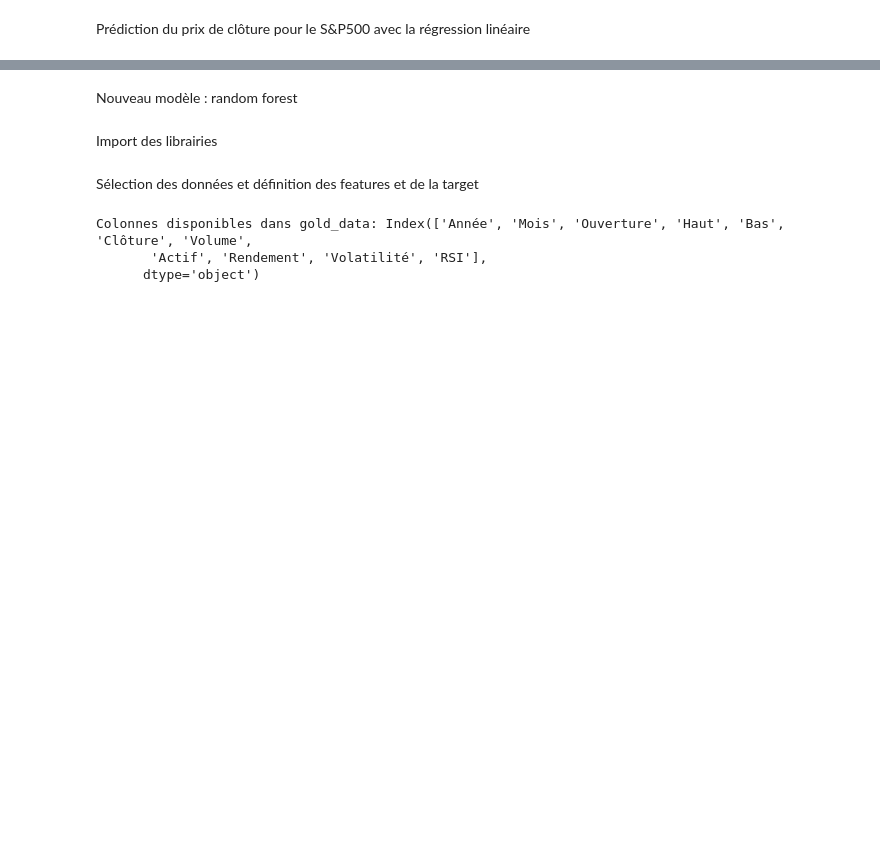
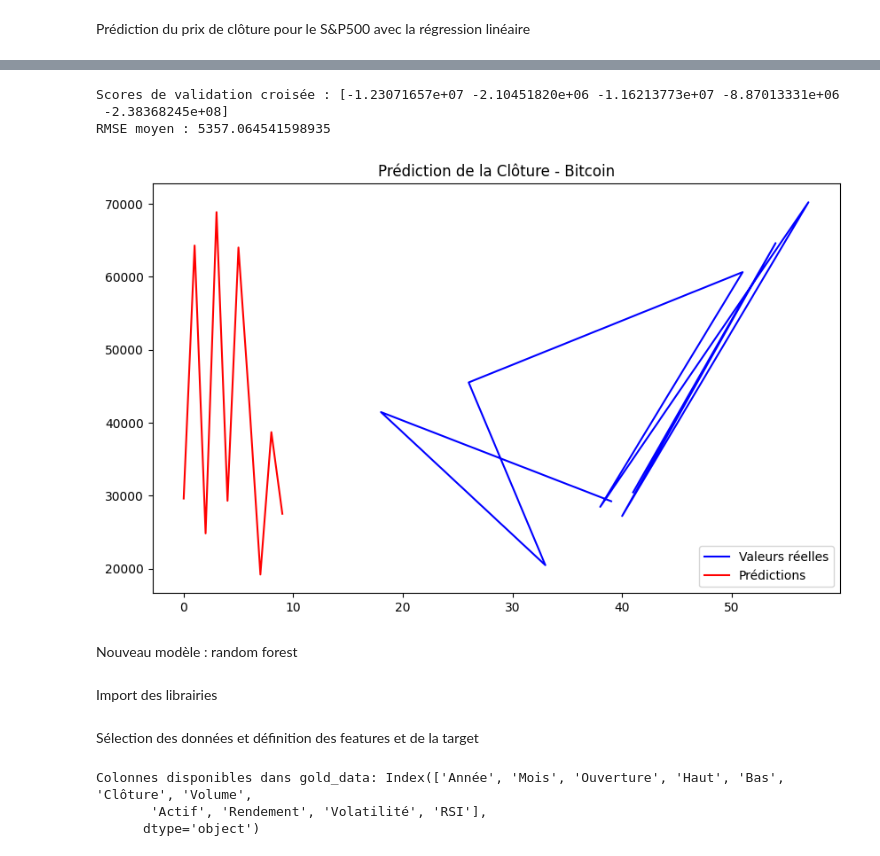
Before and after one commit to cmartineau15/Fintech, a Jupyter notebook: ML_Fintech.ipynb, the cells around one changed output, grey strips where cells are left out. Saved outputs shown, nothing was run; the diff lists cells and outputs as text; code cells hidden in the pictures; blank space fills up the shorter version.

```diff
--- a/ML_Fintech.ipynb
+++ b/ML_Fintech.ipynb
@@ -482,0 +543,15 @@ plt.show()
+# %%
+# Séparation des données par actif (Bitcoin, Or, S&P 500)
+bitcoin_data = df_total[df_total['Actif'] == 'Bitcoin']
+
+# Définition des features et de la cible
+Features = ["Ouverture", "Haut", "Bas", "RSI", "Volatilité", "Rendement"]
+X_bitcoin = bitcoin_data[Features]  # Variables indépendantes
+y_bitcoin = bitcoin_data['Clôture']  # Variable cible
+
+bitcoin_data = bitcoin_data.dropna(subset=['RSI', 'Volatilité', 'Rendement'])
+X_bitcoin = bitcoin_data[Features]
+y_bitcoin = bitcoin_data['Clôture']
+
+# Vérifier si X_bitcoin a encore des NaN après le nettoyage
+print(X_bitcoin.isna().sum())
@@ -483,3 +566,31 @@ plt.show()
+# %%
+X_train_bitcoin, X_test_bitcoin, y_train_bitcoin, y_test_bitcoin = train_test_split(X_bitcoin,y_bitcoin, test_size=0.2, random_state=42)
+# %%
+model_bitcoin = LinearRegression()
+model_bitcoin.fit(X_train_bitcoin, y_train_bitcoin)
+
+#Prédiction sur l'ensemble de test
+y_pred_bitcoin = model_bitcoin.predict(X_test_bitcoin)
+# %%
+from sklearn.model_selection import cross_val_score
+
+scores = cross_val_score(model_bitcoin, X_bitcoin, y_bitcoin, cv=5, scoring='neg_mean_squared_error')
+print(f"Scores de validation croisée : {scores}")
+print(f"RMSE moyen : {np.mean(np.sqrt(-scores))}")
+# %% [output]
+Scores de validation croisée : [-1.23071657e+07 -2.10451820e+06 -1.16213773e+07 -8.87013331e+06
+ -2.38368245e+08]
+RMSE moyen : 5357.064541598935
+# %%
+#Visualisation des résultats
+plt.figure(figsize=(10, 6))
+plt.plot(y_test_bitcoin.index, y_test_bitcoin, label='Valeurs réelles', color='blue')
+plt.plot(y_pred_bitcoin, label='Prédictions', color='red')
+plt.title('Prédiction de la Clôture - Bitcoin')
+plt.legend()
+plt.show()
+# %% [output]
+[figure, added]
 # %% [markdown]
 Nouveau modèle : random forest
 # %% [markdown]
```
Also changed, not shown: parts of 19 cells of this notebook.
